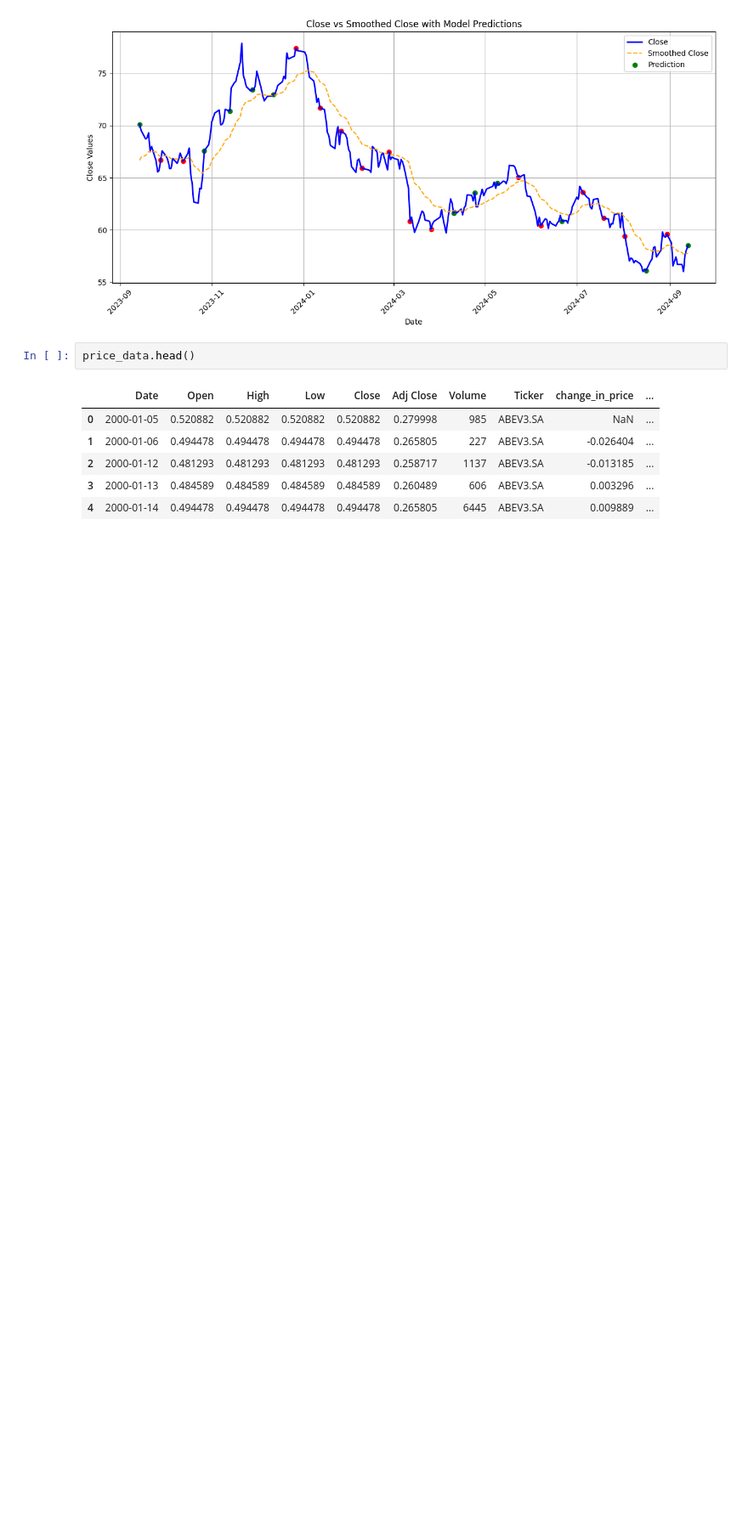
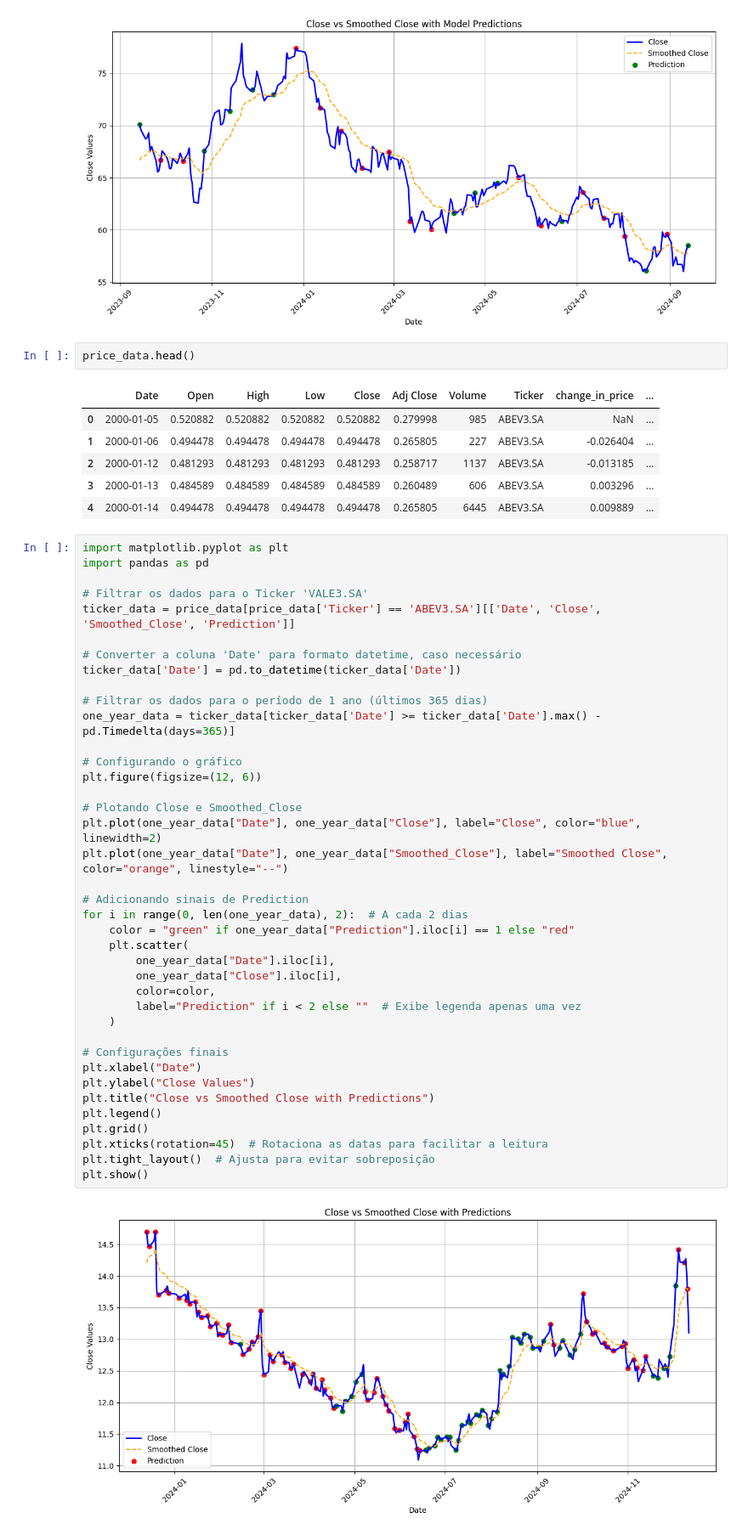
Before and after one commit to Bruno-Santana-Eco/TCC_Machine_learning, a Jupyter notebook: Random Forest_D10.ipynb, the cells around one changed output. Shown at 85% size. Saved outputs shown, nothing was run; the diff lists cells and outputs as text; blank space fills up the shorter version.

```diff
--- a/Random Forest_D10.ipynb
+++ b/Random Forest_D10.ipynb
@@ -2692,3 +2696,44 @@ price_data.head()
 | 2 | 2000-01-12 | 0.481293 | 0.481293 | 0.481293 | 0.481293 | 0.258717 | 1137 | ABEV3.SA | -0.013185 | ... |
 | 3 | 2000-01-13 | 0.484589 | 0.484589 | 0.484589 | 0.484589 | 0.260489 | 606 | ABEV3.SA | 0.003296 | ... |
 | 4 | 2000-01-14 | 0.494478 | 0.494478 | 0.494478 | 0.494478 | 0.265805 | 6445 | ABEV3.SA | 0.009889 | ... |
+# %%
+import matplotlib.pyplot as plt
+import pandas as pd
+
+# Filtrar os dados para o Ticker 'VALE3.SA'
+ticker_data = price_data[price_data['Ticker'] == 'ABEV3.SA'][['Date', 'Close', 'Smoothed_Close', 'Prediction']]
+
+# Converter a coluna 'Date' para formato datetime, caso necessário
+ticker_data['Date'] = pd.to_datetime(ticker_data['Date'])
+
+# Filtrar os dados para o período de 1 ano (últimos 365 dias)
+one_year_data = ticker_data[ticker_data['Date'] >= ticker_data['Date'].max() - pd.Timedelta(days=365)]
+
+# Configurando o gráfico
+plt.figure(figsize=(12, 6))
+
+# Plotando Close e Smoothed_Close
+plt.plot(one_year_data["Date"], one_year_data["Close"], label="Close", color="blue", linewidth=2)
+plt.plot(one_year_data["Date"], one_year_data["Smoothed_Close"], label="Smoothed Close", color="orange", linestyle="--")
+
+# Adicionando sinais de Prediction
+for i in range(0, len(one_year_data), 2):  # A cada 2 dias
+    color = "green" if one_year_data["Prediction"].iloc[i] == 1 else "red"
+    plt.scatter(
+        one_year_data["Date"].iloc[i],
+        one_year_data["Close"].iloc[i],
+        color=color,
+        label="Prediction" if i < 2 else ""  # Exibe legenda apenas uma vez
+    )
+
+# Configurações finais
+plt.xlabel("Date")
+plt.ylabel("Close Values")
+plt.title("Close vs Smoothed Close with Predictions")
+plt.legend()
+plt.grid()
+plt.xticks(rotation=45)  # Rotaciona as datas para facilitar a leitura
+plt.tight_layout()  # Ajusta para evitar sobreposição
+plt.show()
+# %% [output]
+[figure, added]
```
Also changed, not shown: parts of 13 cells of this notebook, 1 other file.
